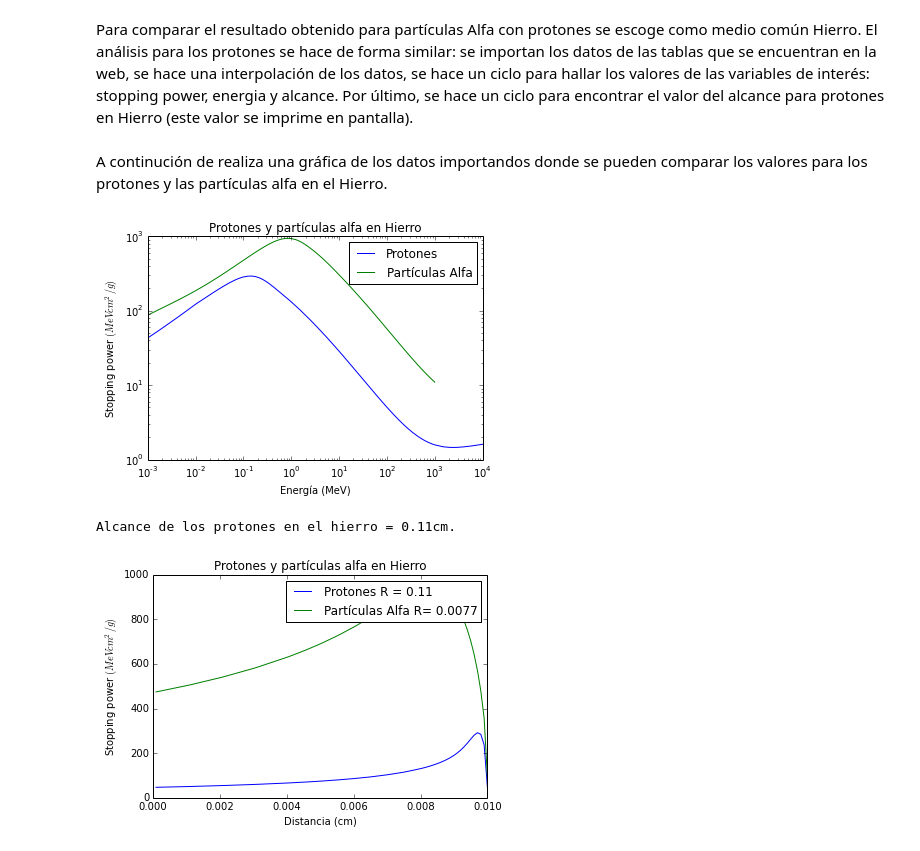
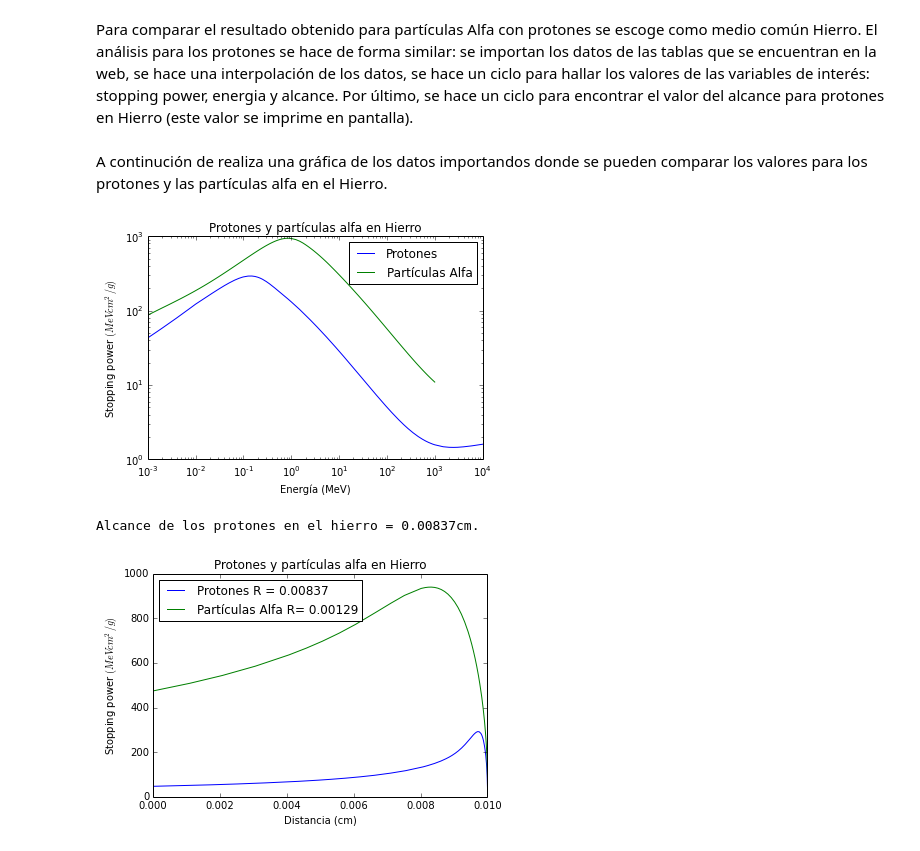
Before and after one commit to JimenaGonzalez/Detectores_particulas, a Jupyter notebook: Tarea1/Tarea.ipynb, the cells around one changed output. Cells and saved outputs as stored; diff of their text form; code cells hidden in the pictures.

```diff
--- a/Tarea1/Tarea.ipynb
+++ b/Tarea1/Tarea.ipynb
@@ -42,7 +42,7 @@ Se definen dos variables por cada material que van a ser:
 + Variable stop_power: contiene los valores respectivos a las energías usando la interpolación que se calculo en el punto anterior. Esta variable se calcula para cada material.
 # %%
 max_energia = 5
-num = 100
+num = 1000
 energy_new_ahierro = np.linspace(min(datos_alfa_hierro[:,0]), max_energia, num, endpoint=True)
 energy_new_aplata = np.linspace(min(datos_alfa_plata[:,0]), max_energia, num, endpoint=True)
 energy_new_aplomo = np.linspace(min(datos_alfa_plomo[:,0]), max_energia, num, endpoint=True)
@@ -56,9 +57,12 @@ stop_power_aplomo = afuncion_plomo(energy_new_aplomo)
 + Variable lista_deltaE: Se usa para guardar los valores de stopping power de la energía correspondiente. También se define para cada material.
 # %%
 longitud = 1
-delta_x = longitud/10000.
+delta_x = longitud/100000.
 alcance = 0
 lista_alcance = []
+densidad_hierro = 7.874
+densidad_plata = 10.5
+densidad_plomo = 11.35
 energia_total_ahierro = 5
 energia_total_aplata = 5
 energia_total_aplomo = 5
@@ -76,10 +80,11 @@ Los pasos que se dan en el siguiente loop son los siguientes:
 + En la lista energia se guarda el valor actual de la energía de la partícula.<br><br>
 Este algoritmo se sigue para cada material. Además en la lista lista_alcance se guarda el valor correpondiente a la distancia en x, esta es una varible universal para todos los materiales.
 # %%
+pasos = 0
 for i in range(num):
-    delta_E_ahierro = stop_power_ahierro[-i-1]*delta_x
-    delta_E_aplata = stop_power_aplata[-i-1]*delta_x
-    delta_E_aplomo = stop_power_aplomo[-i-1]*delta_x
+    delta_E_ahierro = stop_power_ahierro[-i-1]*delta_x*densidad_hierro
+    delta_E_aplata = stop_power_aplata[-i-1]*delta_x*densidad_plata
+    delta_E_aplomo = stop_power_aplomo[-i-1]*delta_x*densidad_plomo
     energia_total_ahierro -= delta_E_ahierro
     energia_total_aplata -= delta_E_aplata
     energia_total_aplomo -= delta_E_aplomo
@@ -91,3 +96,5 @@ for i in range(num):
     lista_energia_aplomo.append(energia_total_aplomo)
     alcance += delta_x
     lista_alcance.append(alcance)
+    pasos += 1
+print "La cantidad de pasos que se llevaron a cabo son " + str(pasos)
@@ -141,25 +150,25 @@ plt.loglog(datos_protones_hierro[:,0],datos_protones_hierro[:,1], datos_alfa_hie
 plt.title(u"Protones y partículas alfa en Hierro")
 plt.ylabel(r"Stopping power $(MeV cm^{2}/g)$")
 plt.xlabel(u"Energía " + r"(MeV)")
-plt.legend(['Protones', u'Partículas Alfa'])
+plt.legend(['Protones', u'Partículas Alfa'], loc = 'best')
 plt.show()
 # %% [output]
-[figure, old version]
+[figure, new version]
 # %%
 pfuncion_hierro = interp1d(datos_protones_hierro[:,0], datos_protones_hierro[:,1])
 max_energia = 5
-num = 100
+num = 1000
 energy_new_phierro = np.linspace(min(datos_protones_hierro[:,0]), max_energia, num, endpoint=True)
 stop_power_phierro = pfuncion_hierro(energy_new_phierro)
 longitud = 1
-delta_x = longitud/10000.
+delta_x = longitud/100000.
 alcance = 0
 lista_alcance = []
 energia_total_phierro = 5
 lista_deltaE_phierro = []
 lista_energia_phierro = []
 for i in range(num):
-    delta_E_phierro = stop_power_phierro[-i-1]*delta_x
+    delta_E_phierro = stop_power_phierro[-i-1]*delta_x*densidad_hierro
     energia_total_phierro -= delta_E_phierro
     lista_deltaE_phierro.append(stop_power_phierro[-i-1])
     lista_energia_phierro.append(energia_total_phierro)
@@ -171,13 +180,13 @@ for i in range(len(lista_energia_phierro)):
         break
 print "Alcance de los protones en el hierro = " + str(alcance_phierro) + "cm."
 # %% [output]
-Alcance de los protones en el hierro = 0.11cm.
+Alcance de los protones en el hierro = 0.00837cm.
 # %%
 plt.plot(lista_alcance, lista_deltaE_phierro, lista_alcance, lista_deltaE_ahierro)
 plt.title(u"Protones y partículas alfa en Hierro")
 plt.ylabel(r"Stopping power $(MeV cm^{2}/g)$")
 plt.xlabel(u"Distancia " + r"(cm)")
-plt.legend(['Protones R = ' + str(alcance_phierro), u'Partículas Alfa R= ' + str(alcance_ahierro)])
+plt.legend(['Protones R = ' + str(alcance_phierro), u'Partículas Alfa R= ' + str(alcance_ahierro)], loc = 'best')
 plt.show()
 # %% [output]
-[figure, old version]
+[figure, new version]
```
Also changed, not shown: parts of 7 cells of this notebook, 4 other files.
